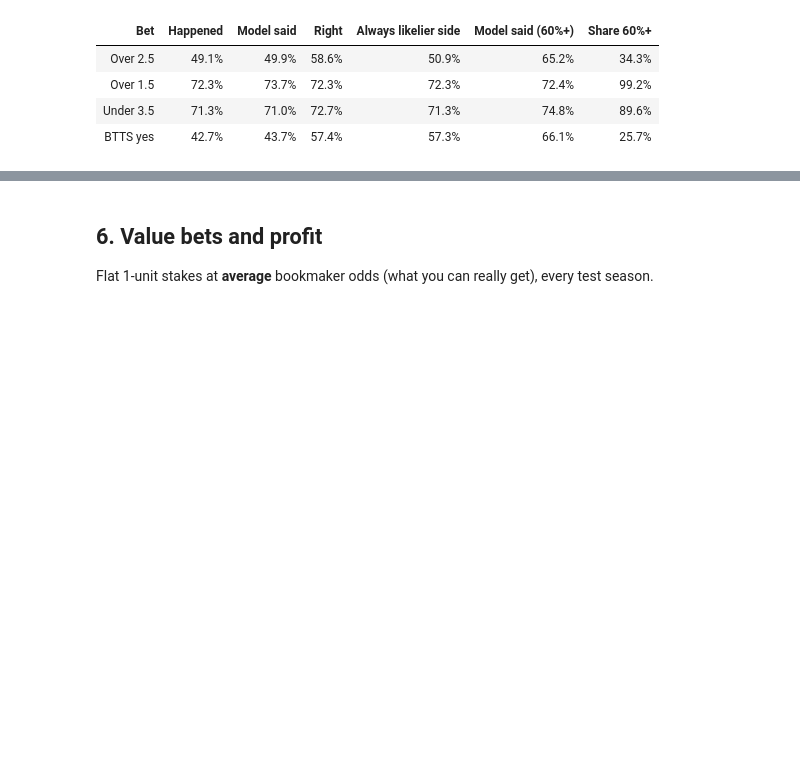
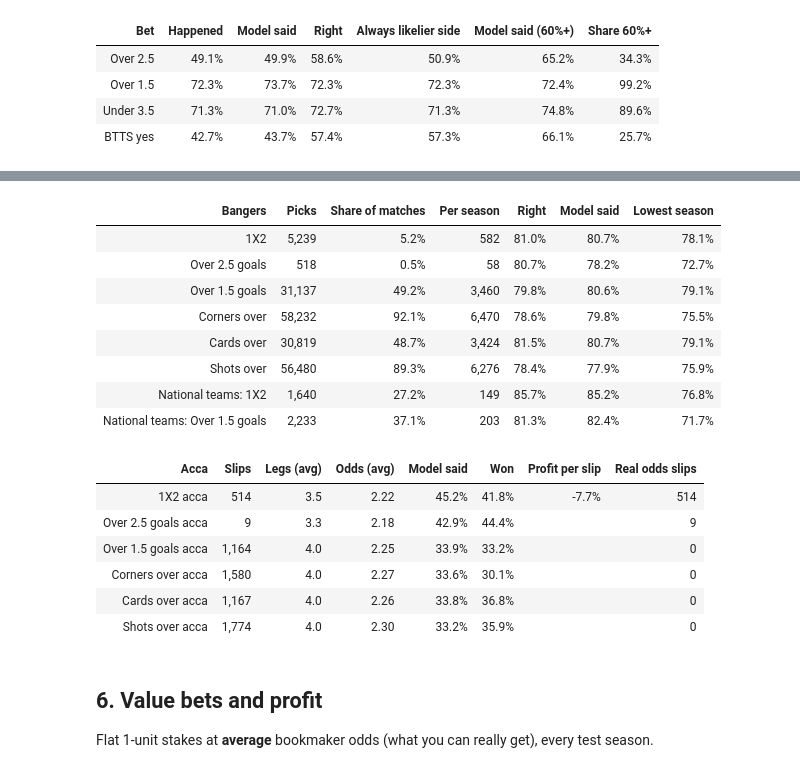
Before and after one commit to RicardoJose000/predict90-colab, a Jupyter notebook: Football_Predictor.ipynb, the cells around one changed output, grey strips where cells are left out. Cells and saved outputs as stored; diff of their text form; code cells hidden in the pictures; blank space fills up the shorter version.

```diff
--- a/Football_Predictor.ipynb
+++ b/Football_Predictor.ipynb
@@ -544,3 +699,25 @@ show(intl.goals_table(ibt))
+# %%
+bt_all, more_all = pipeline.load_backtest(), pipeline.load_more_bets()
+if bt_all is not None:
+    show(bangers.accuracy_table(bt_all, more_all, S, intl.load_backtest()))
+    show(bangers.acca_table(bt_all, more_all, S))
+# %% [output]
+| Bangers | Picks | Share of matches | Per season | Right | Model said | Lowest season |
+| 1X2 | 5,239 | 5.2% | 582 | 81.0% | 80.7% | 78.1% |
+| Over 2.5 goals | 518 | 0.5% | 58 | 80.7% | 78.2% | 72.7% |
+| Over 1.5 goals | 31,137 | 49.2% | 3,460 | 79.8% | 80.6% | 79.1% |
+| Corners over | 58,232 | 92.1% | 6,470 | 78.6% | 79.8% | 75.5% |
+| Cards over | 30,819 | 48.7% | 3,424 | 81.5% | 80.7% | 79.1% |
+| Shots over | 56,480 | 89.3% | 6,276 | 78.4% | 77.9% | 75.9% |
+| National teams: 1X2 | 1,640 | 27.2% | 149 | 85.7% | 85.2% | 76.8% |
+| National teams: Over 1.5 goals | 2,233 | 37.1% | 203 | 81.3% | 82.4% | 71.7% |
+| Acca | Slips | Legs (avg) | Odds (avg) | Model said | Won | Profit per slip | Real odds slips |
+| 1X2 acca | 514 | 3.5 | 2.22 | 45.2% | 41.8% | -7.7% | 514 |
+| Over 2.5 goals acca | 9 | 3.3 | 2.18 | 42.9% | 44.4% |  | 9 |
+| Over 1.5 goals acca | 1,164 | 4.0 | 2.25 | 33.9% | 33.2% |  | 0 |
+| Corners over acca | 1,580 | 4.0 | 2.27 | 33.6% | 30.1% |  | 0 |
+| Cards over acca | 1,167 | 4.0 | 2.26 | 33.8% | 36.8% |  | 0 |
+| Shots over acca | 1,774 | 4.0 | 2.30 | 33.2% | 35.9% |  | 0 |
 # %% [markdown]
 ## 6. Value bets and profit
 
```
Also changed, not shown: parts of 14 cells of this notebook, 11 other files.
